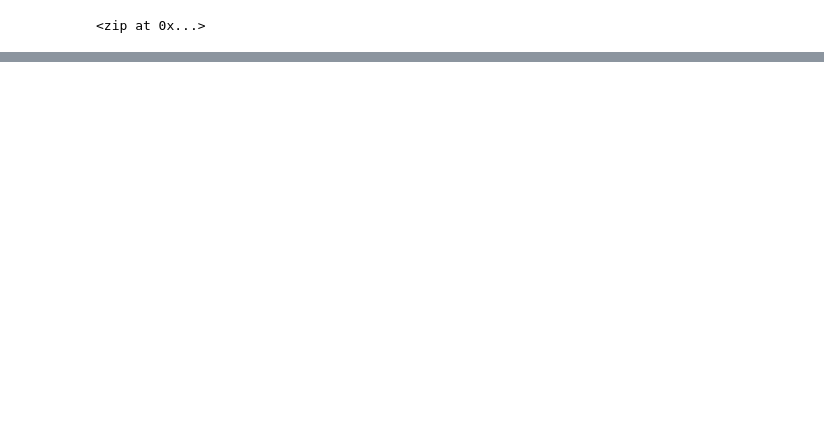
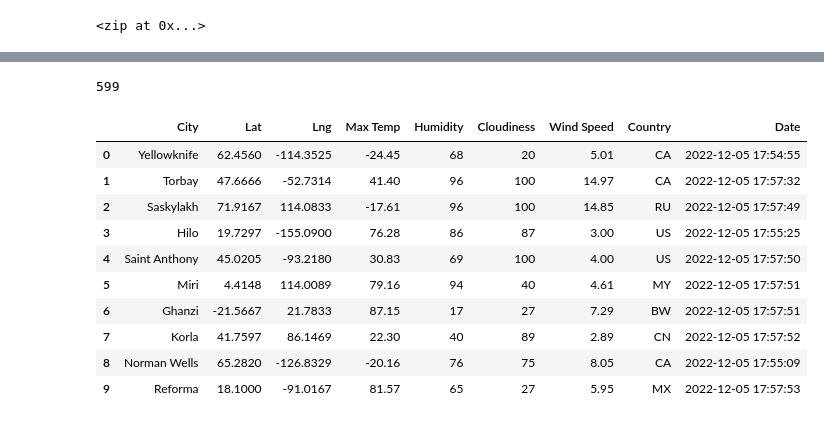
Before and after one commit to mzabrisk/World_Weather_Analysis, a Jupyter notebook: WeatherPy.ipynb, the cells around one changed output, grey strips where cells are left out. Cells and saved outputs as stored; diff of their text form; code cells hidden in the pictures; blank space fills up the shorter version.

Commit message:
updating WeatherPy.ipynb through module 6.2

```diff
--- a/WeatherPy.ipynb
+++ b/WeatherPy.ipynb
@@ -63,9 +63,10 @@ cities = []
 
 # Identify the nearest city for each lat long
 for coordinate in coordinates:
-    citi = citipy.nearest_city(coordinate[0], coordinate[1]).city_name
+    city = citipy.nearest_city(coordinate[0], coordinate[1]).city_name
     country = citipy.nearest_city(coordinate[0], coordinate[1]).country_code
-    city = f'{citi} {country}'
+    # citi = f'{citi}
+        # {country}'
 
     if city not in cities:
         cities.append(city)
@@ -97,0 +105,3 @@ cities
+# %%
+# Starting URL for Weather Map API call
+url = 'https://api.openweathermap.org/data/2.5/weather?units=Imperial&appid=' + weather_api_key
@@ -97,0 +112,11 @@ cities
+# %%
+# Create an empty list to hold the sity weather data
+city_data = []
+
+# print the beginning of the logging
+print("Beginning Data Retrieval     ")
+print("-----------------------------")
+
+# Create counters
+set_count = 1
+record_count = 1
@@ -97,0 +126,15 @@ cities
+# %%
+# loop through all the cities in list
+for i in range(len(cities)):
+
+    # group cities in sets of 50 for logging purposes
+    if (i % 50 == 0 and i >=50):
+
+        set_count += 1
+        record_count = 1
+
+        # only 60 records can be taken per minute with the free API
+        time.sleep(60)
+
+    # create endpoint url for each city
+    city_url = url + '&q=' + cities[i]
@@ -97,0 +213,20 @@ cities
+# %%
+len(city_data)
+# %% [output]
+599
+# %%
+# convert array of cities to Pandas DF
+city_data_df = pd.DataFrame(city_data)
+city_data_df.head(10)
+# %% [output]
+|  | City | Lat | Lng | Max Temp | Humidity | Cloudiness | Wind Speed | Country | Date |
+| 0 | Yellowknife | 62.4560 | -114.3525 | -24.45 | 68 | 20 | 5.01 | CA | 2022-12-05 17:54:55 |
+| 1 | Torbay | 47.6666 | -52.7314 | 41.40 | 96 | 100 | 14.97 | CA | 2022-12-05 17:57:32 |
+| 2 | Saskylakh | 71.9167 | 114.0833 | -17.61 | 96 | 100 | 14.85 | RU | 2022-12-05 17:57:49 |
+| 3 | Hilo | 19.7297 | -155.0900 | 76.28 | 86 | 87 | 3.00 | US | 2022-12-05 17:55:25 |
+| 4 | Saint Anthony | 45.0205 | -93.2180 | 30.83 | 69 | 100 | 4.00 | US | 2022-12-05 17:57:50 |
+| 5 | Miri | 4.4148 | 114.0089 | 79.16 | 94 | 40 | 4.61 | MY | 2022-12-05 17:57:51 |
+| 6 | Ghanzi | -21.5667 | 21.7833 | 87.15 | 17 | 27 | 7.29 | BW | 2022-12-05 17:57:51 |
+| 7 | Korla | 41.7597 | 86.1469 | 22.30 | 40 | 89 | 2.89 | CN | 2022-12-05 17:57:52 |
+| 8 | Norman Wells | 65.2820 | -126.8329 | -20.16 | 76 | 75 | 8.05 | CA | 2022-12-05 17:55:09 |
+| 9 | Reforma | 18.1000 | -91.0167 | 81.57 | 65 | 27 | 5.95 | MX | 2022-12-05 17:57:53 |
```
Also changed, not shown: parts of 10 cells of this notebook, 2 other files.
